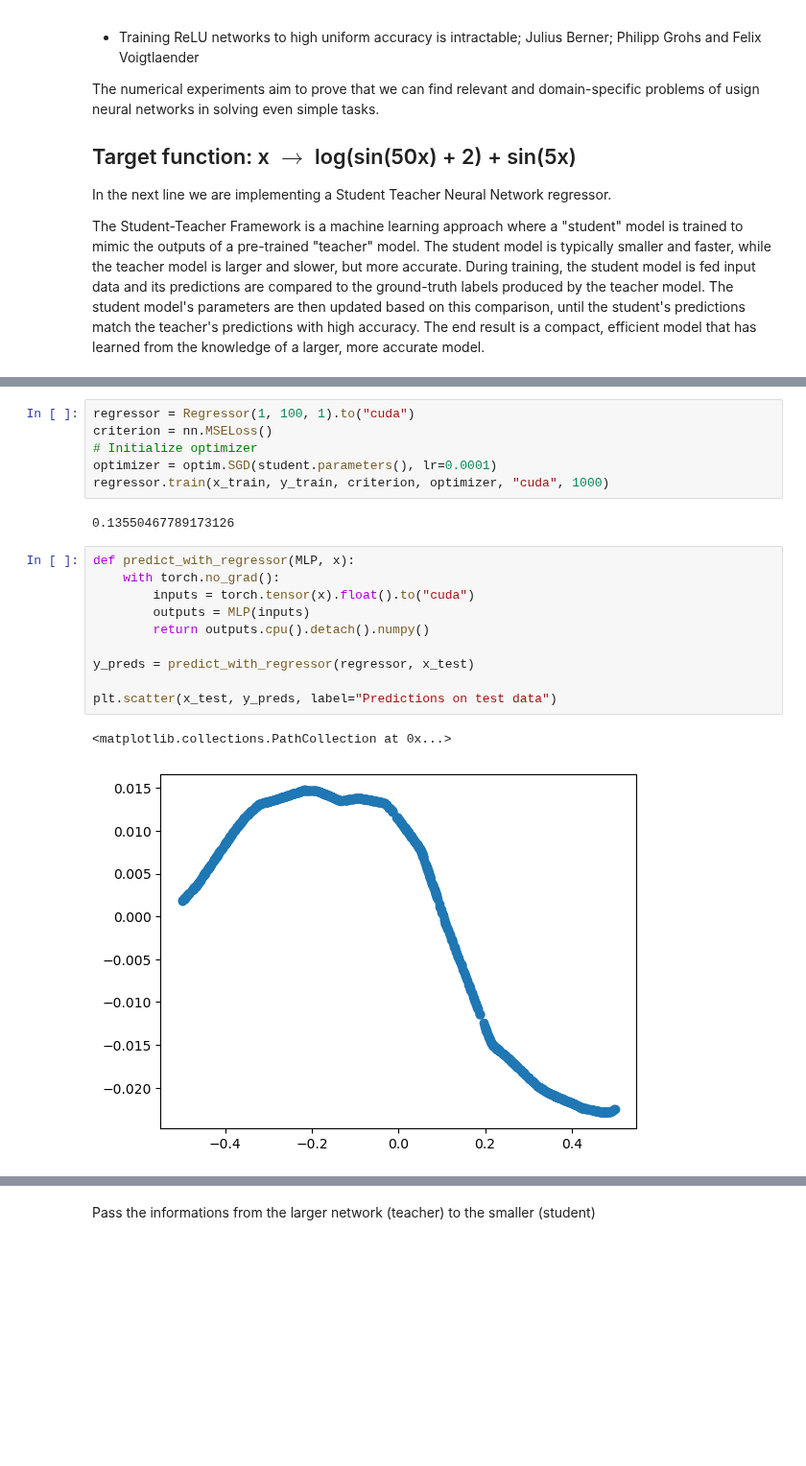
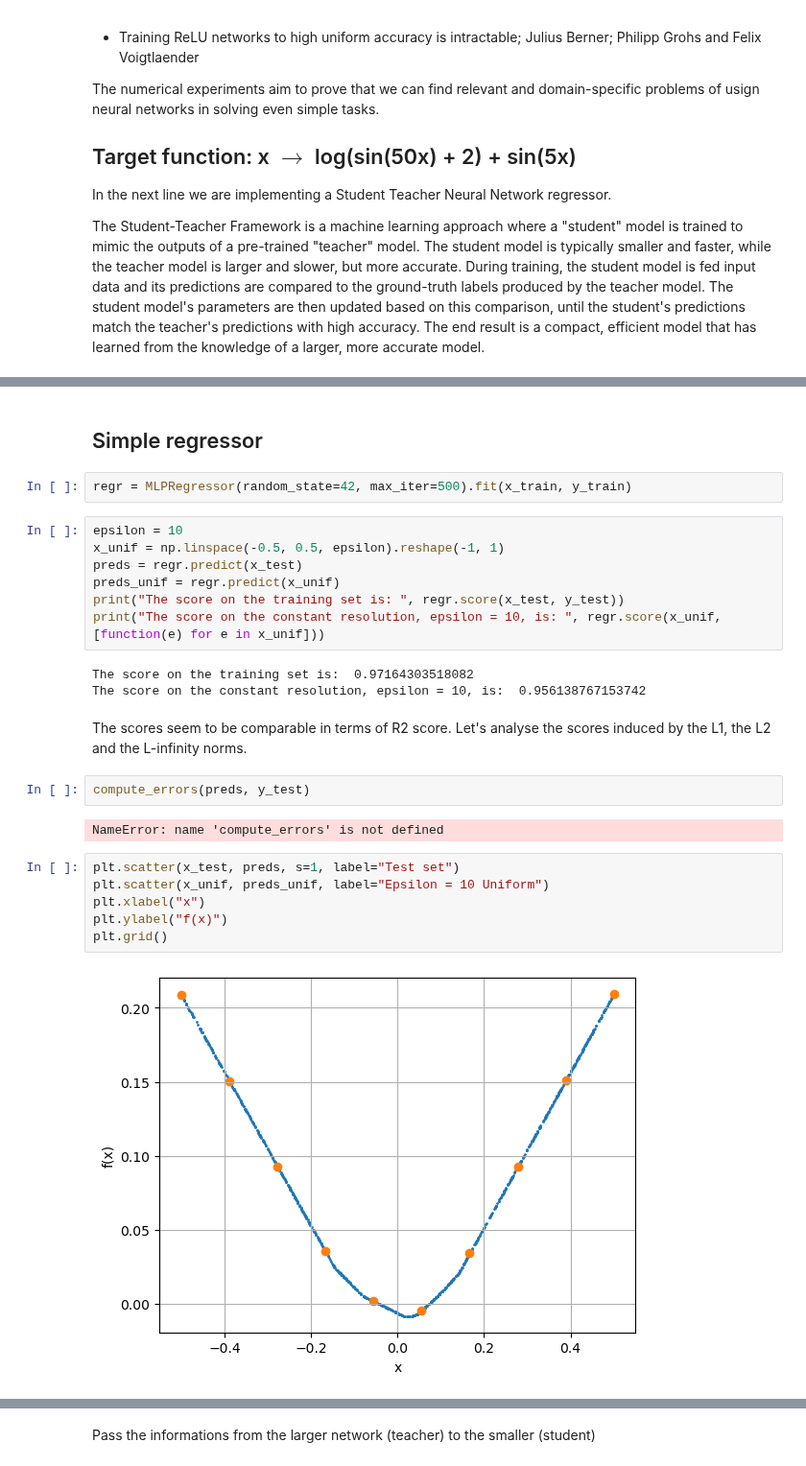
Before and after one commit to IZerab/Math_proj, a Jupyter notebook: New_script.ipynb, the cells around one changed output, grey strips where cells are left out. Shown at 96% size. Drawn from its saved outputs; the diff is of its cells as text; blank space fills up the shorter version.

```diff
--- a/New_script.ipynb
+++ b/New_script.ipynb
@@ -84,21 +63,28 @@ class Regressor(nn.Module):
-# %%
-regressor = Regressor(1, 100, 1).to("cuda")
-criterion = nn.MSELoss()
-# Initialize optimizer
-optimizer = optim.SGD(student.parameters(), lr=0.0001)
-regressor.train(x_train, y_train, criterion, optimizer, "cuda", 1000)
-# %% [output]
-0.13550467789173126
-# %%
-def predict_with_regressor(MLP, x):
-    with torch.no_grad():
-        inputs = torch.tensor(x).float().to("cuda")
-        outputs = MLP(inputs)
-        return outputs.cpu().detach().numpy()
-
-y_preds = predict_with_regressor(regressor, x_test)
-
-plt.scatter(x_test, y_preds, label="Predictions on test data")
-# %% [output]
-<matplotlib.collections.PathCollection at 0x...>
-[figure, removed]
+# %% [markdown]
+## Simple regressor
+# %%
+regr = MLPRegressor(random_state=42, max_iter=500).fit(x_train, y_train)
+# %%
+epsilon = 10
+x_unif = np.linspace(-0.5, 0.5, epsilon).reshape(-1, 1)
+preds = regr.predict(x_test)
+preds_unif = regr.predict(x_unif)
+print("The score on the training set is: ", regr.score(x_test, y_test))
+print("The score on the constant resolution, epsilon = 10, is: ", regr.score(x_unif, [function(e) for e in x_unif]))
+# %% [output]
+The score on the training set is:  0.97164303518082
+The score on the constant resolution, epsilon = 10, is:  0.956138767153742
+# %% [markdown]
+The scores seem to be comparable in terms of R2 score. Let's analyse the scores induced by the L1, the L2 and the L-infinity norms.
+# %%
+compute_errors(preds, y_test)
+# %% [output]
+NameError: name 'compute_errors' is not defined
+# %%
+plt.scatter(x_test, preds, s=1, label="Test set")
+plt.scatter(x_unif, preds_unif, label="Epsilon = 10 Uniform")
+plt.xlabel("x")
+plt.ylabel("f(x)")
+plt.grid()
+# %% [output]
+[figure, added]
```
Also changed, not shown: parts of 26 cells of this notebook.
